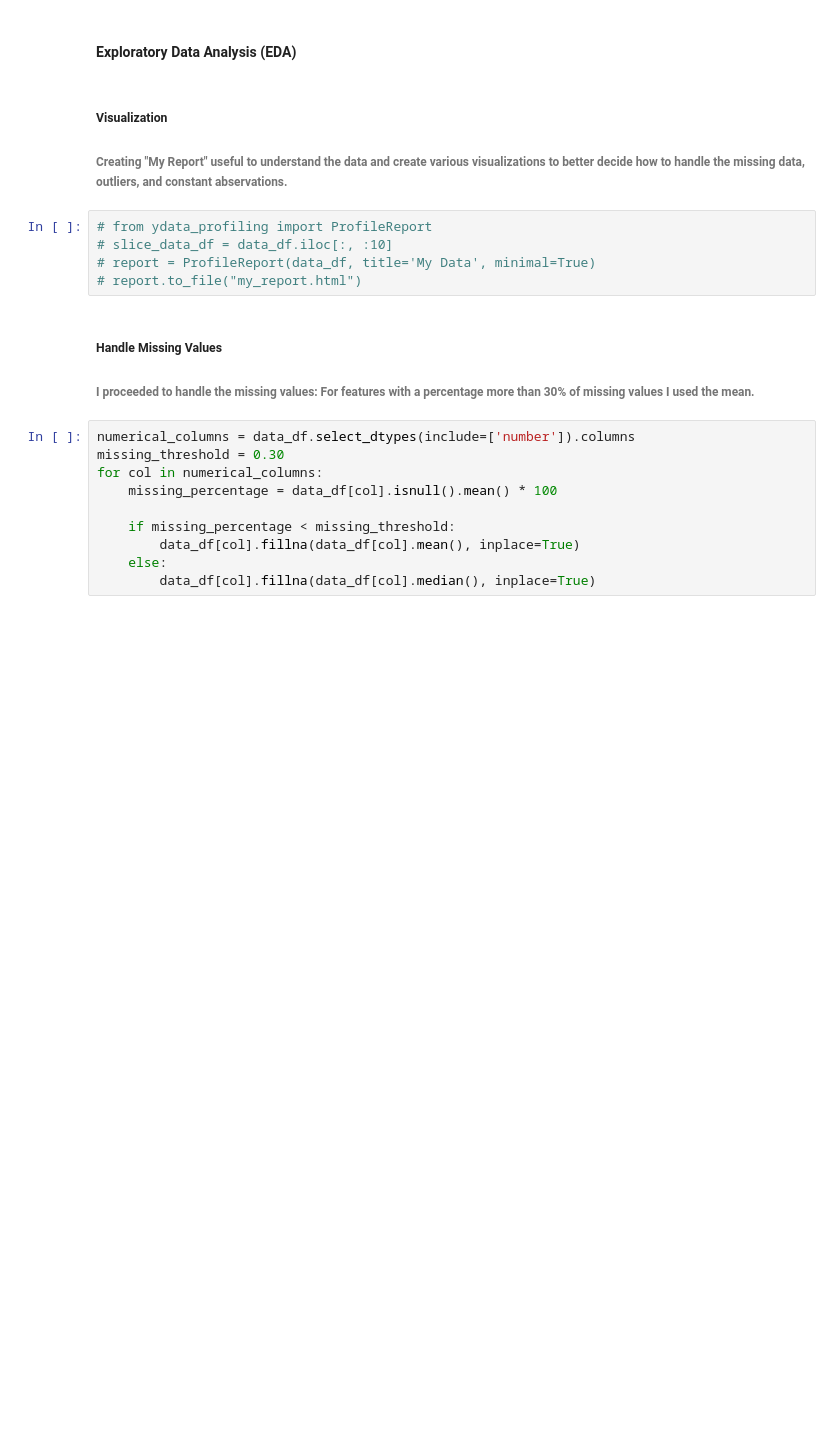
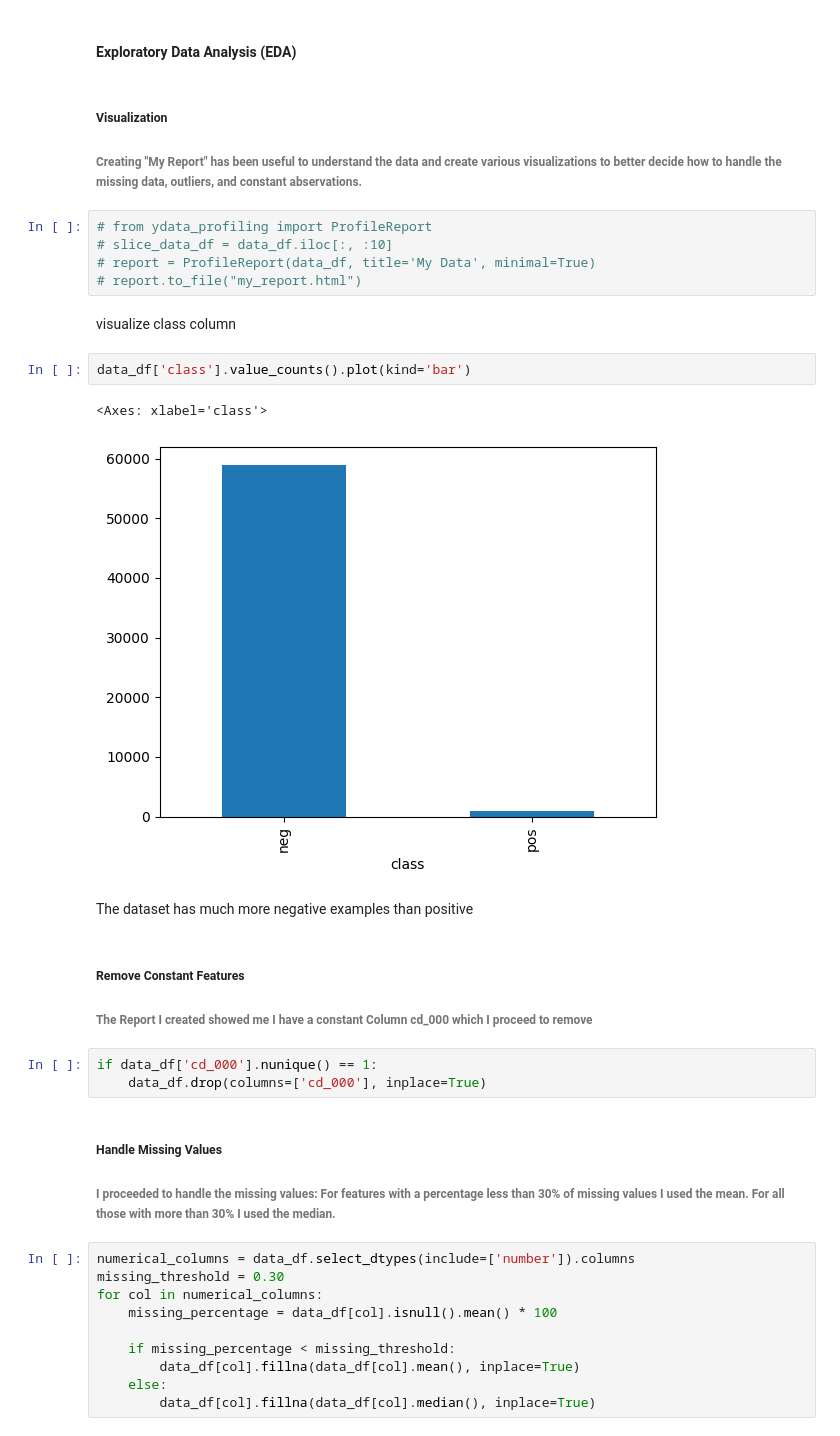
Before and after one commit to riccardopossier/Data_Preparation_CA1, a Jupyter notebook: RiccardoPossieri__DPrepHDip_CA1..ipynb, the cells around one changed output. Drawn from its saved outputs; the diff is of its cells as text; blank space fills up the shorter version.

```diff
--- a/RiccardoPossieri__DPrepHDip_CA1..ipynb
+++ b/RiccardoPossieri__DPrepHDip_CA1..ipynb
@@ -37,15 +39,30 @@ data_df.head()
 #### Exploratory Data Analysis (EDA)
 # %% [markdown]
 ##### Visualization
-###### Creating "My Report" useful to understand the data and create various visualizations to better decide how to handle the missing data, outliers, and constant abservations.
+###### Creating "My Report" has been useful to understand the data and create various visualizations to better decide how to handle the missing data, outliers, and constant abservations.
 # %%
 # from ydata_profiling import ProfileReport
 # slice_data_df = data_df.iloc[:, :10]
 # report = ProfileReport(data_df, title='My Data', minimal=True)
 # report.to_file("my_report.html")
+# %% [markdown]
+visualize class column
+# %%
+data_df['class'].value_counts().plot(kind='bar')
+# %% [output]
+<Axes: xlabel='class'>
+[figure, added]
+# %% [markdown]
+The dataset has much more negative examples than positive
+# %% [markdown]
+##### Remove Constant Features
+###### The Report I created showed me I have a constant Column cd_000 which I proceed to remove
+# %%
+if data_df['cd_000'].nunique() == 1:
+    data_df.drop(columns=['cd_000'], inplace=True)
 # %% [markdown]
 ##### Handle Missing Values
-###### I proceeded to handle the missing values: For features with a percentage more than 30% of missing values I used the mean.
+###### I proceeded to handle the missing values: For features with a percentage less than 30% of missing values I used the mean. For all those with more than 30% I used the median.
 # %%
 numerical_columns = data_df.select_dtypes(include=['number']).columns
 missing_threshold = 0.30
```
Also changed, not shown: parts of 13 cells of this notebook.
